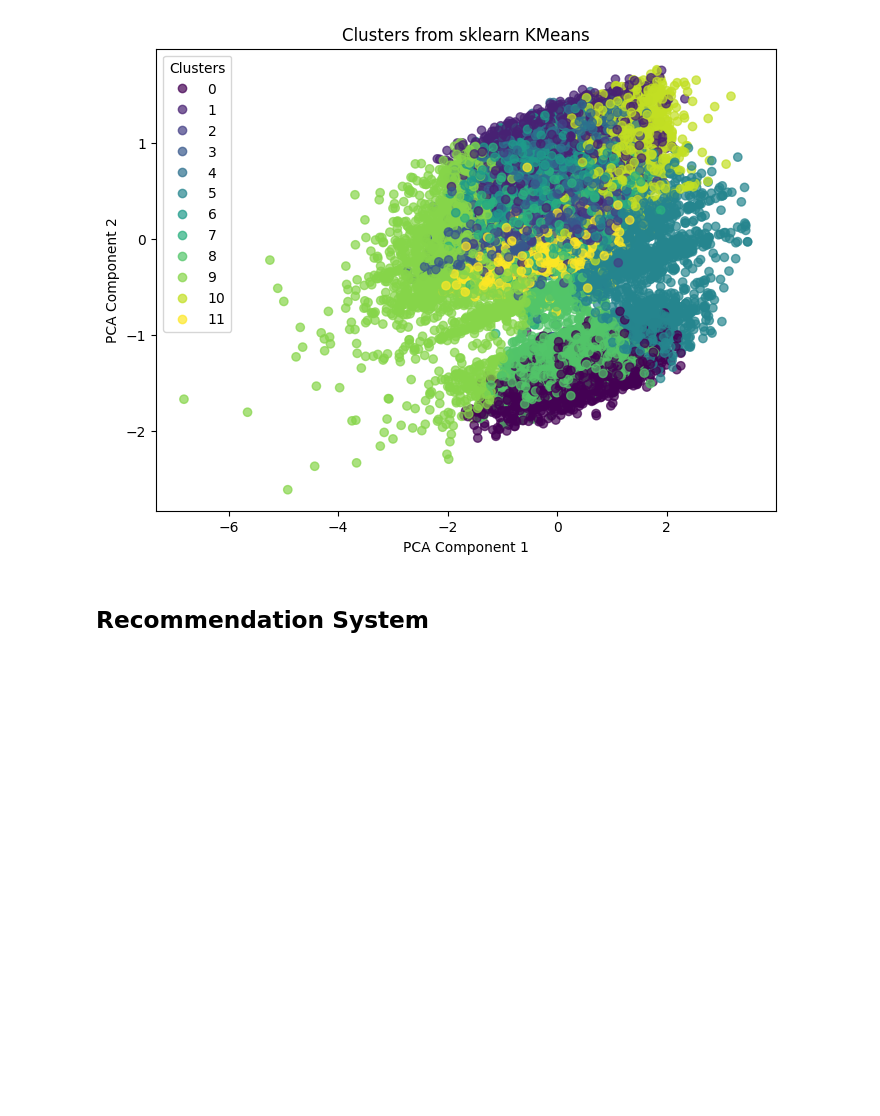
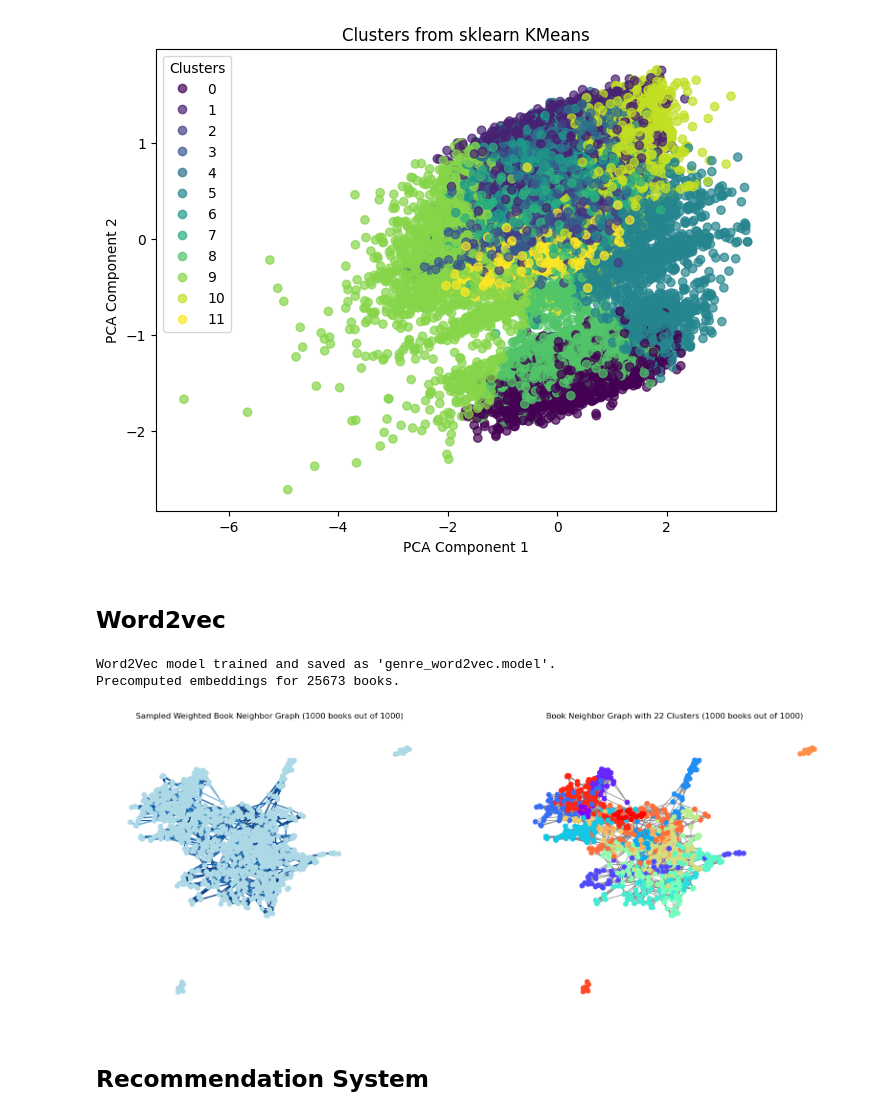
Before and after one commit to albert-moller/BookRecommender, a Jupyter notebook: recommendation_system.ipynb, the cells around one changed output. Saved outputs shown, nothing was run; the diff lists cells and outputs as text; code cells hidden in the pictures; blank space fills up the shorter version.

Commit message:
implemented word2vec class, recommender & evaluation

```diff
--- a/recommendation_system.ipynb
+++ b/recommendation_system.ipynb
@@ -810,3 +815,5 @@ Davies-Bouldin Index (Custom KMeans): 2.7563680285240584
 Davies-Bouldin Index (sklearn KMeans): 2.7563680285240637
 [figure]
 [figure]
+# %% [markdown]
+## **Word2vec**
@@ -813,3 +932,10 @@ Davies-Bouldin Index (sklearn KMeans): 2.7563680285240637
+# %%
+embedded_model = Word2Vec(train_data)
+embedded_model.run_all()
+# %% [output]
+Word2Vec model trained and saved as 'genre_word2vec.model'.
+Precomputed embeddings for 25673 books.
+[figure, added]
 # %% [markdown]
 ## **Recommendation System**
 # %% [markdown]
```
Also changed, not shown: parts of 11 cells of this notebook, 1 other file.
